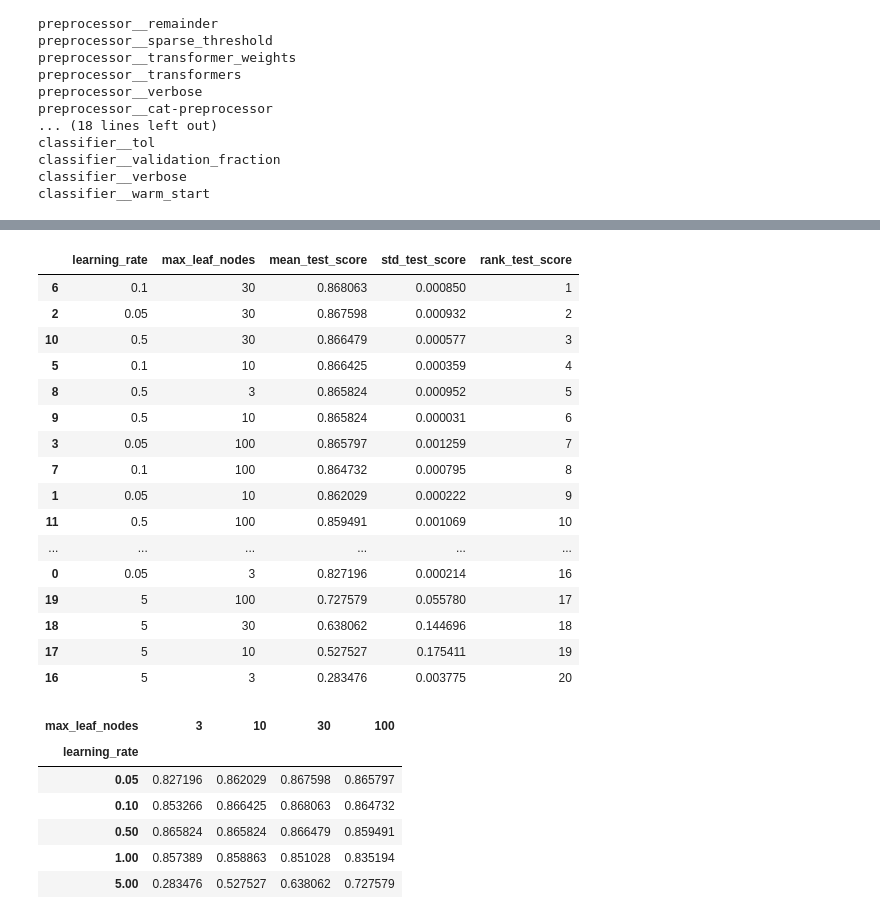
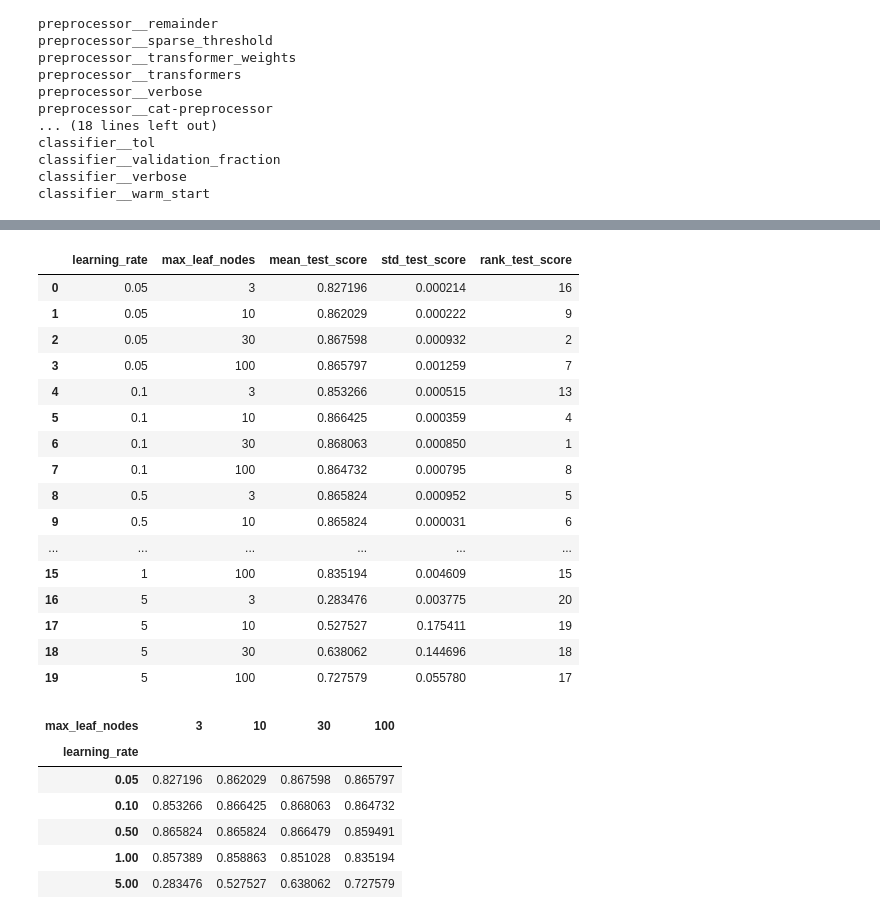
Before and after one commit to CecileGallioz/blog, a Jupyter notebook: _notebooks/2021-09-03-BestHyperparameters.ipynb, the cells around one changed output, grey strips where cells are left out. Drawn from its saved outputs; the diff is of its cells as text; code cells hidden in the pictures.

```diff
--- a/_notebooks/2021-09-03-BestHyperparameters.ipynb
+++ b/_notebooks/2021-09-03-BestHyperparameters.ipynb
@@ -93,5 +128,5 @@ param_grid = {
     'classifier__learning_rate': (0.05, 0.1, 0.5, 1, 5),
     'classifier__max_leaf_nodes': (3, 10, 30, 100)}
 
-model_grid_search = GridSearchCV(model, param_grid=param_grid,
+model_grid_search = GridSearchCV(model, param_grid,
                                  n_jobs=4, cv=2)
@@ -130,34 +168,36 @@ cv_results.head()
+# %%
+cv_results_grid_train = pd.DataFrame(model_grid_search.cv_results_)
 # %%
 # get the parameter names
 column_results = [f"param_{name}" for name in param_grid.keys()]
 column_results += [
     "mean_test_score", "std_test_score", "rank_test_score"]
-cv_results = cv_results[column_results]
+cv_results_grid_train = cv_results_grid_train[column_results]
 
 def shorten_param(param_name):
     if "__" in param_name:
         return param_name.rsplit("__", 1)[1]
     return param_name
 
 
-cv_results = cv_results.rename(shorten_param, axis=1)
-cv_results
+cv_results_grid_train = cv_results_grid_train.rename(shorten_param, axis=1)
+cv_results_grid_train
 # %% [output]
 |  | learning_rate | max_leaf_nodes | mean_test_score | std_test_score | rank_test_score |
+| 0 | 0.05 | 3 | 0.827196 | 0.000214 | 16 |
+| 1 | 0.05 | 10 | 0.862029 | 0.000222 | 9 |
+| 2 | 0.05 | 30 | 0.867598 | 0.000932 | 2 |
+| 3 | 0.05 | 100 | 0.865797 | 0.001259 | 7 |
+| 4 | 0.1 | 3 | 0.853266 | 0.000515 | 13 |
+| 5 | 0.1 | 10 | 0.866425 | 0.000359 | 4 |
 | 6 | 0.1 | 30 | 0.868063 | 0.000850 | 1 |
-| 2 | 0.05 | 30 | 0.867598 | 0.000932 | 2 |
-| 10 | 0.5 | 30 | 0.866479 | 0.000577 | 3 |
-| 5 | 0.1 | 10 | 0.866425 | 0.000359 | 4 |
+| 7 | 0.1 | 100 | 0.864732 | 0.000795 | 8 |
 | 8 | 0.5 | 3 | 0.865824 | 0.000952 | 5 |
 | 9 | 0.5 | 10 | 0.865824 | 0.000031 | 6 |
-| 3 | 0.05 | 100 | 0.865797 | 0.001259 | 7 |
-| 7 | 0.1 | 100 | 0.864732 | 0.000795 | 8 |
-| 1 | 0.05 | 10 | 0.862029 | 0.000222 | 9 |
-| 11 | 0.5 | 100 | 0.859491 | 0.001069 | 10 |
 | ... | ... | ... | ... | ... | ... |
-| 0 | 0.05 | 3 | 0.827196 | 0.000214 | 16 |
+| 15 | 1 | 100 | 0.835194 | 0.004609 | 15 |
+| 16 | 5 | 3 | 0.283476 | 0.003775 | 20 |
+| 17 | 5 | 10 | 0.527527 | 0.175411 | 19 |
+| 18 | 5 | 30 | 0.638062 | 0.144696 | 18 |
 | 19 | 5 | 100 | 0.727579 | 0.055780 | 17 |
-| 18 | 5 | 30 | 0.638062 | 0.144696 | 18 |
-| 17 | 5 | 10 | 0.527527 | 0.175411 | 19 |
-| 16 | 5 | 3 | 0.283476 | 0.003775 | 20 |
 # %%
```
Also changed, not shown: parts of 20 cells of this notebook.
